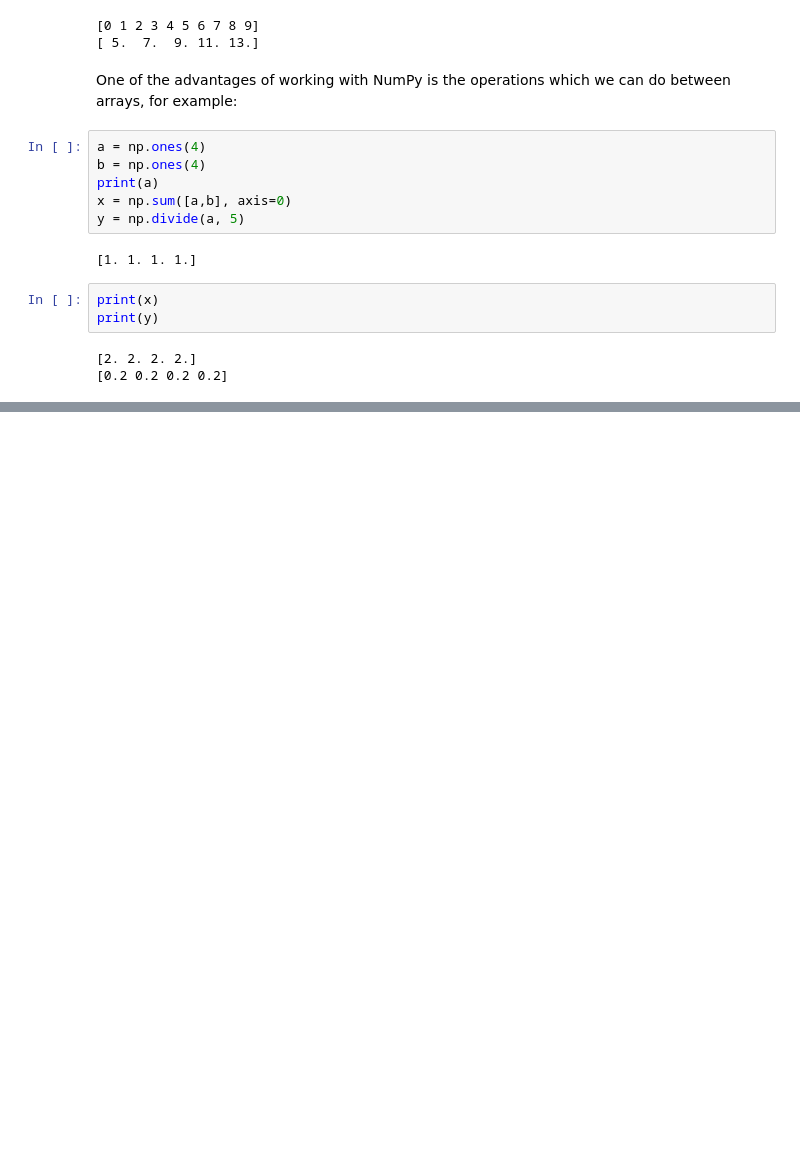
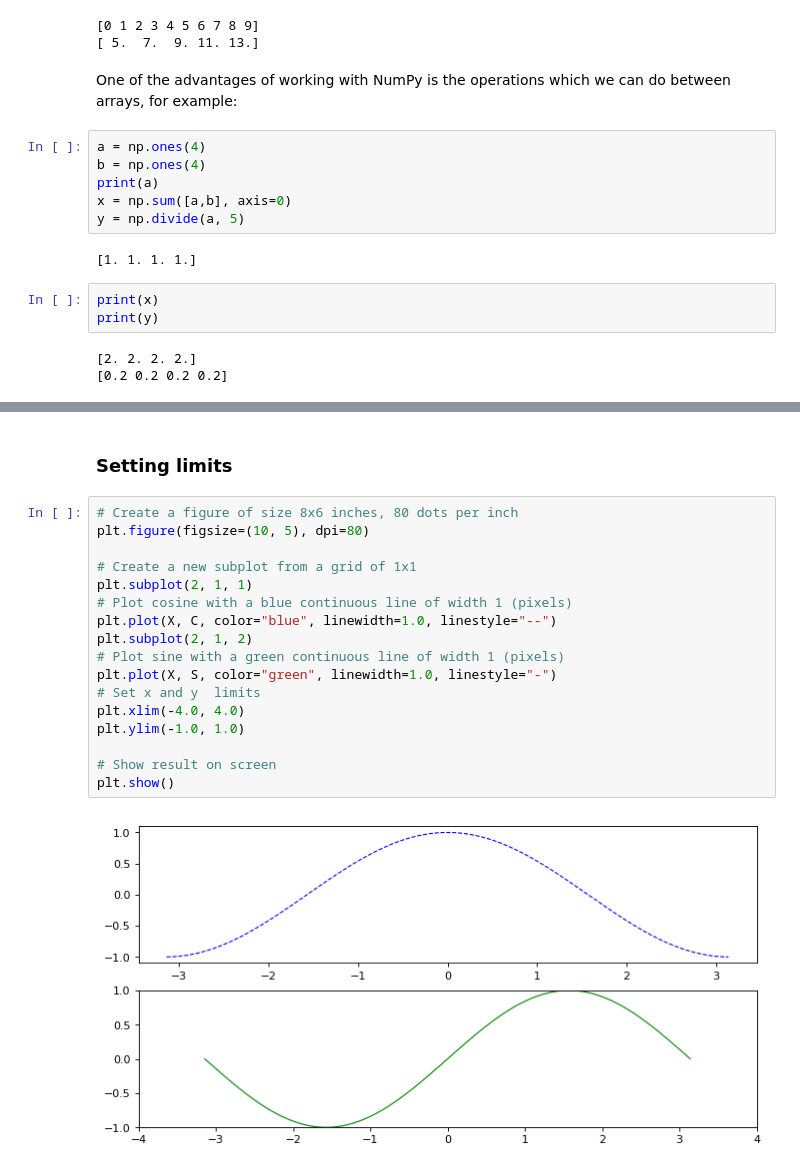
Before and after one commit to cridonoso/IntroToDataScience, a Jupyter notebook: 0-Python/Python.ipynb, the cells around one changed output, grey strips where cells are left out. Drawn from its saved outputs; the diff is of its cells as text; blank space fills up the shorter version.

```diff
--- a/0-Python/Python.ipynb
+++ b/0-Python/Python.ipynb
@@ -337,0 +391,21 @@ print(y)
+# %% [markdown]
+### Setting limits
+# %%
+# Create a figure of size 8x6 inches, 80 dots per inch
+plt.figure(figsize=(10, 5), dpi=80)
+
+# Create a new subplot from a grid of 1x1
+plt.subplot(2, 1, 1)
+# Plot cosine with a blue continuous line of width 1 (pixels)
+plt.plot(X, C, color="blue", linewidth=1.0, linestyle="--")
+plt.subplot(2, 1, 2)
+# Plot sine with a green continuous line of width 1 (pixels)
+plt.plot(X, S, color="green", linewidth=1.0, linestyle="-")
+# Set x and y  limits
+plt.xlim(-4.0, 4.0)
+plt.ylim(-1.0, 1.0)
+
+# Show result on screen
+plt.show()
+# %% [output]
+[figure, added]
```
Also changed, not shown: parts of 31 cells of this notebook.
